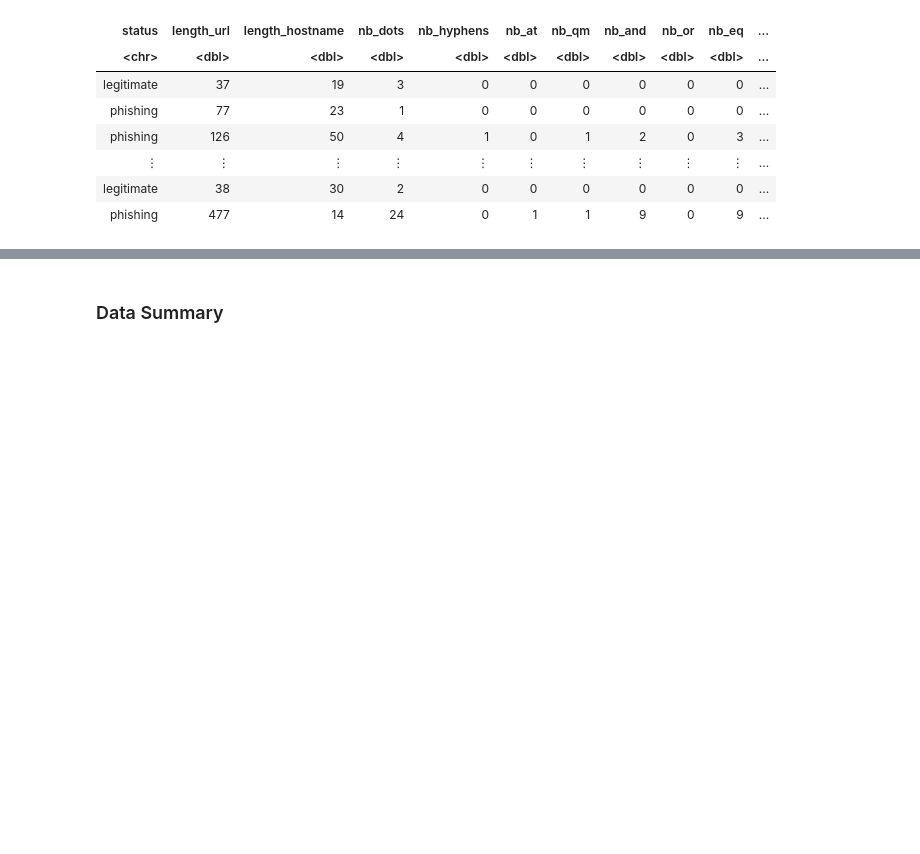
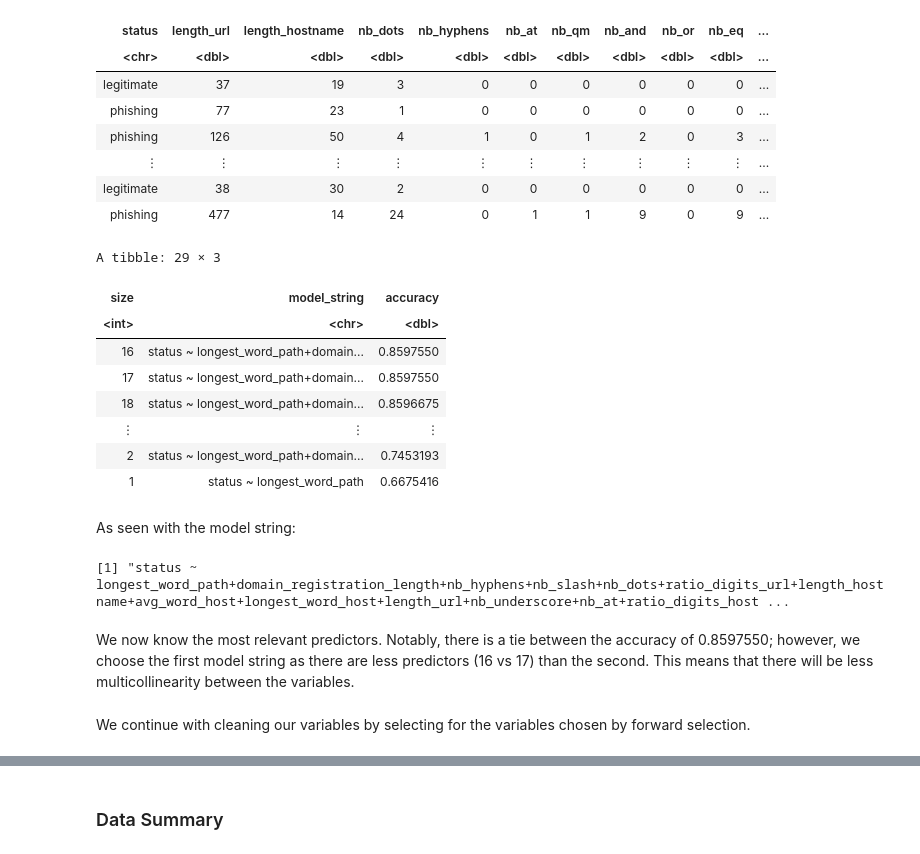
Before and after one commit to BriHan-Tech/phishing-detection, a Jupyter notebook: Topic Proposal.ipynb, the cells around one changed output, grey strips where cells are left out. Saved outputs shown, nothing was run; the diff lists cells and outputs as text; code cells hidden in the pictures; blank space fills up the shorter version.

```diff
--- a/Topic Proposal.ipynb
+++ b/Topic Proposal.ipynb
@@ -182,3 +182,28 @@ A tibble: 11430 × 30
 | ⋮ | ⋮ | ⋮ | ⋮ | ⋮ | ⋮ | ⋮ | ⋮ | ⋮ | ⋮ | ... |
 | legitimate | 38 | 30 | 2 | 0 | 0 | 0 | 0 | 0 | 0 | ... |
 | phishing | 477 | 14 | 24 | 0 | 1 | 1 | 9 | 0 | 9 | ... |
+# %%
+accuracies <- accuracies %>%
+              arrange(desc(accuracy))
+
+accuracies
+# %% [output]
+A tibble: 29 × 3
+| size | model_string | accuracy |
+| <int> | <chr> | <dbl> |
+| 16 | status ~ longest_word_path+domain... | 0.8597550 |
+| 17 | status ~ longest_word_path+domain... | 0.8597550 |
+| 18 | status ~ longest_word_path+domain... | 0.8596675 |
+| ⋮ | ⋮ | ⋮ |
+| 2 | status ~ longest_word_path+domain... | 0.7453193 |
+| 1 | status ~ longest_word_path | 0.6675416 |
+# %% [markdown]
+As seen with the model string:
+# %%
+"status ~ longest_word_path+domain_registration_length+nb_hyphens+nb_slash+nb_dots+ratio_digits_url+length_hostname+avg_word_host+longest_word_host+length_url+nb_underscore+nb_at+ratio_digits_host+http_in_path+nb_semicolumn+nb_tilde"
+# %% [output]
+[1] "status ~ longest_word_path+domain_registration_length+nb_hyphens+nb_slash+nb_dots+ratio_digits_url+length_hostname+avg_word_host+longest_word_host+length_url+nb_underscore+nb_at+ratio_digits_host ...
+# %% [markdown]
+We now know the most relevant predictors. Notably, there is a tie between the accuracy of 0.8597550; however, we choose the first model string as there are less predictors (16 vs 17) than the second. This means that there will be less multicollinearity between the variables.
+# %% [markdown]
+We continue with cleaning our variables by selecting for the variables chosen by forward selection.
```
Also changed, not shown: parts of 4 cells of this notebook, 1 other file.
